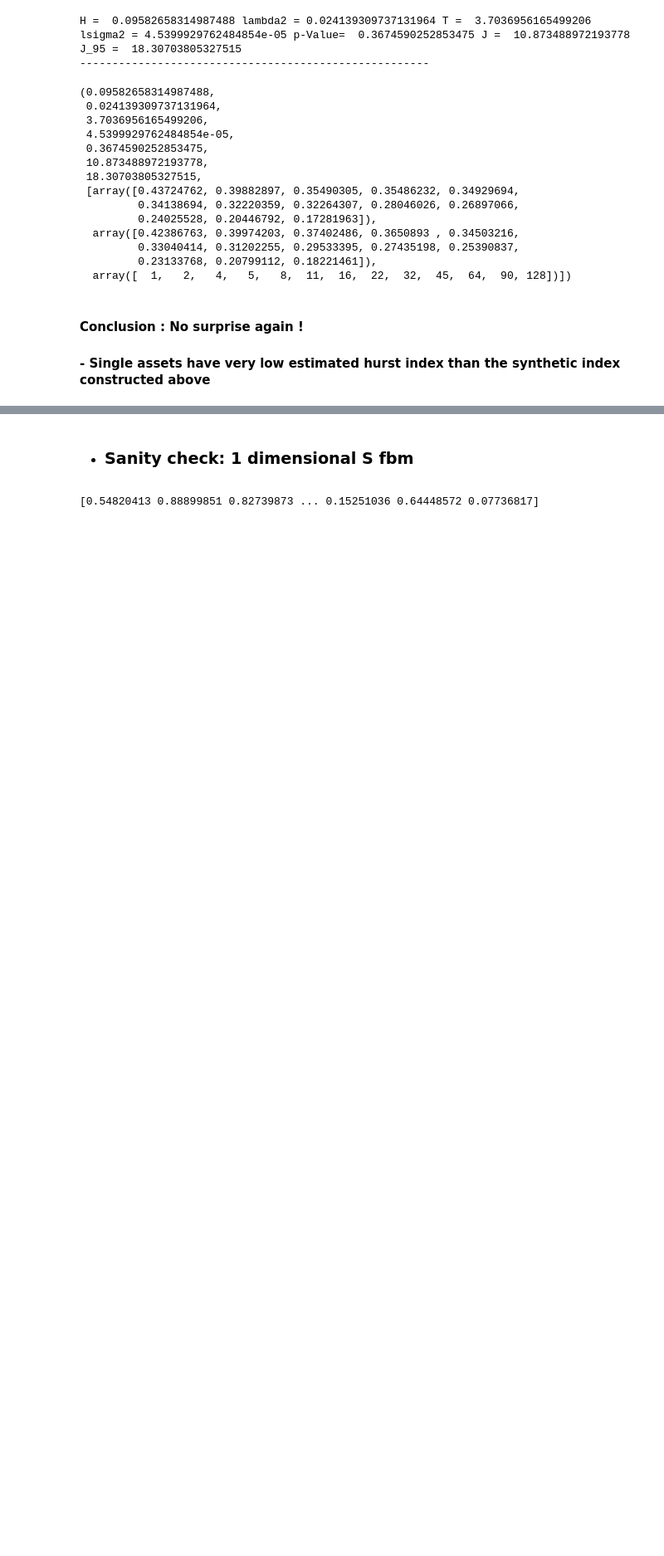
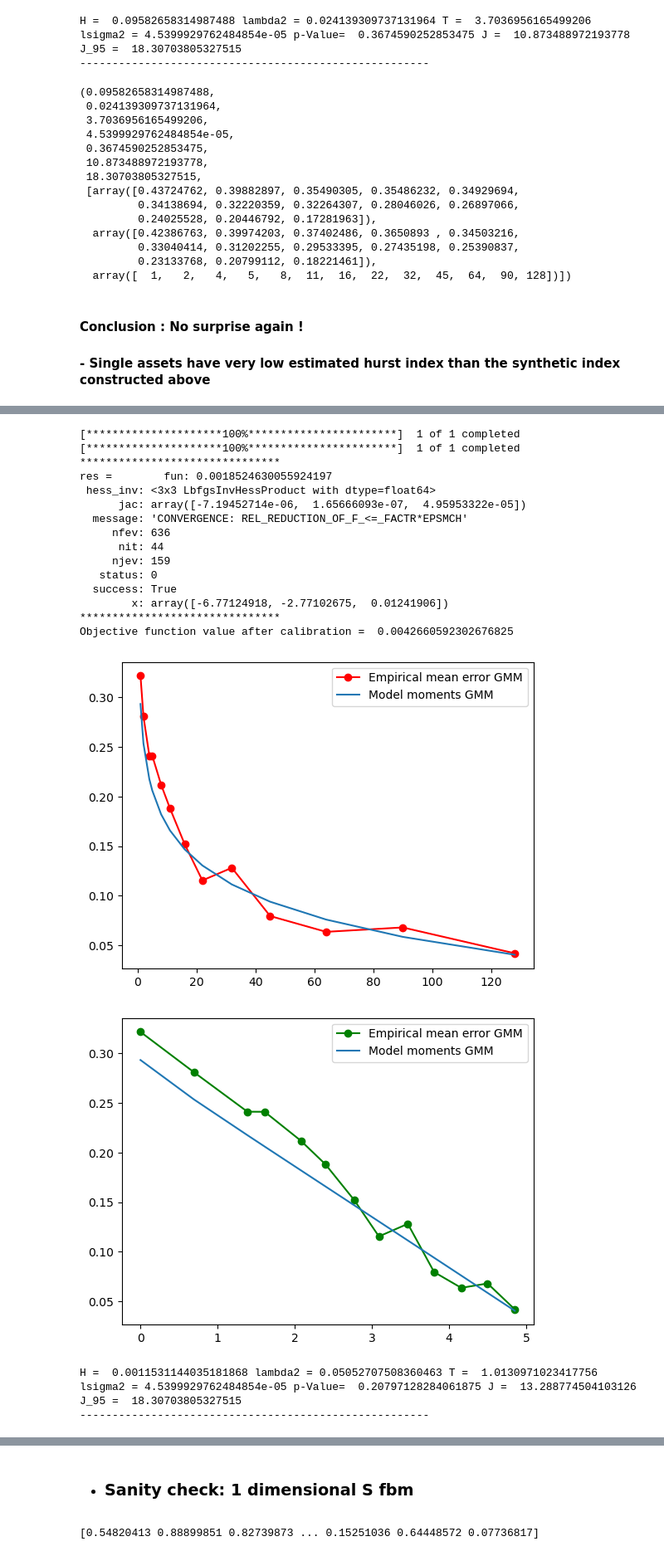
Before and after one commit to Othmane-ZARHALI/PhDThesisRepo, a Jupyter notebook: Indices vs stocks hurst index GMM estimates/HurststockVSindexlogSfbm.ipynb, the cells around one changed output, grey strips where cells are left out. Shown at 83% size. Cells and saved outputs as stored; diff of their text form; code cells hidden in the pictures; blank space fills up the shorter version.

```diff
--- a/Indices vs stocks hurst index GMM estimates/HurststockVSindexlogSfbm.ipynb
+++ b/Indices vs stocks hurst index GMM estimates/HurststockVSindexlogSfbm.ipynb
@@ -574,0 +600,25 @@ H =  0.09582658314987488 lambda2 = 0.024139309737131964 T =  3.7036956165499206
+# %%
+weights = [0.5,0.5]
+logvol_synthetic_index_yf = realized_vol_data_obj_yf.LogVolSyntheticIndexFromData(['TSLA','AAPL'],weights)
+GMM_obj_synthetic_index = GMM()
+GMM_obj_synthetic_index.ComputeParamsGMM(logvol_synthetic_index_yf)
+# %% [output]
+[*********************100%***********************]  1 of 1 completed
+[*********************100%***********************]  1 of 1 completed
+*******************************
+res =        fun: 0.0018524630055924197
+ hess_inv: <3x3 LbfgsInvHessProduct with dtype=float64>
+      jac: array([-7.19452714e-06,  1.65666093e-07,  4.95953322e-05])
+  message: 'CONVERGENCE: REL_REDUCTION_OF_F_<=_FACTR*EPSMCH'
+     nfev: 636
+      nit: 44
+     njev: 159
+   status: 0
+  success: True
+        x: array([-6.77124918, -2.77102675,  0.01241906])
+*******************************
+Objective function value after calibration =  0.0042660592302676825
+[figure, added]
+[figure, added]
+H =  0.0011531144035181868 lambda2 = 0.05052707508360463 T =  1.0130971023417756 lsigma2 = 4.5399929762484854e-05 p-Value=  0.20797128284061875 J =  13.288774504103126 J_95 =  18.30703805327515
+------------------------------------------------------
```
Also changed, not shown: parts of 22 cells of this notebook, 4 other files.
